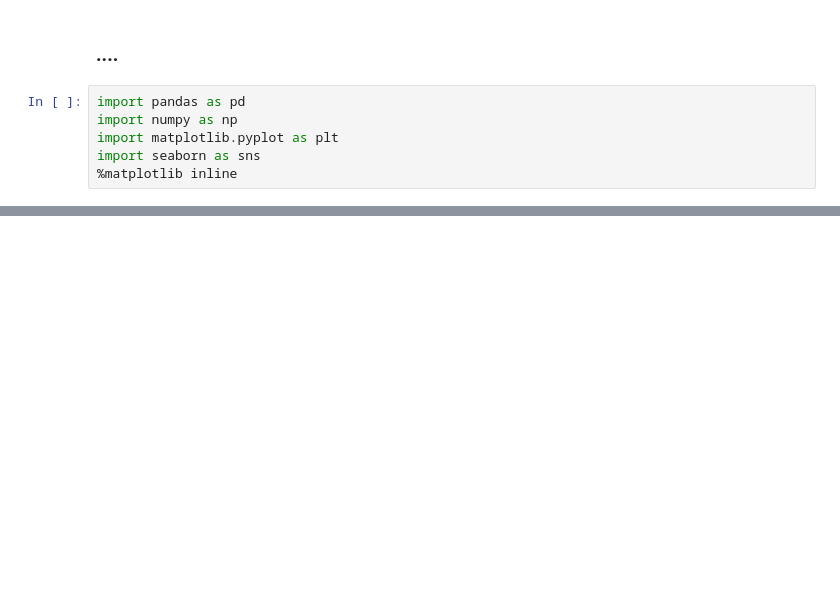
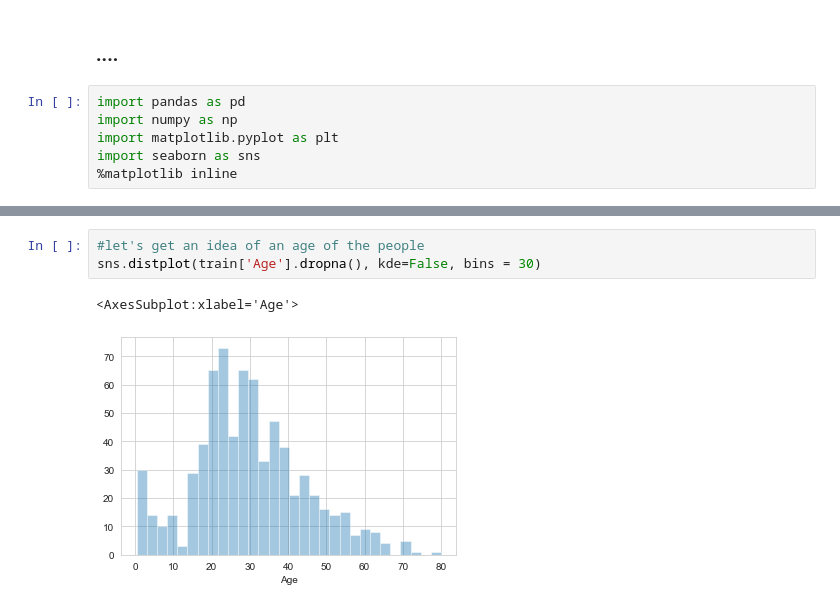
Before and after one commit to AndriiAdamchuk/ML, a Jupyter notebook: Logistic Regression.ipynb, the cells around one changed output, grey strips where cells are left out. Cells and saved outputs as stored; diff of their text form; blank space fills up the shorter version.

```diff
--- a/Logistic Regression.ipynb
+++ b/Logistic Regression.ipynb
@@ -35,0 +42,6 @@ sns.heatmap(train.isnull(), yticklabels = False, cbar=False)
+# %%
+#let's get an idea of an age of the people
+sns.distplot(train['Age'].dropna(), kde=False, bins = 30)
+# %% [output]
+<AxesSubplot:xlabel='Age'>
+[figure, added]
```
Also changed, not shown: parts of 28 cells of this notebook.
